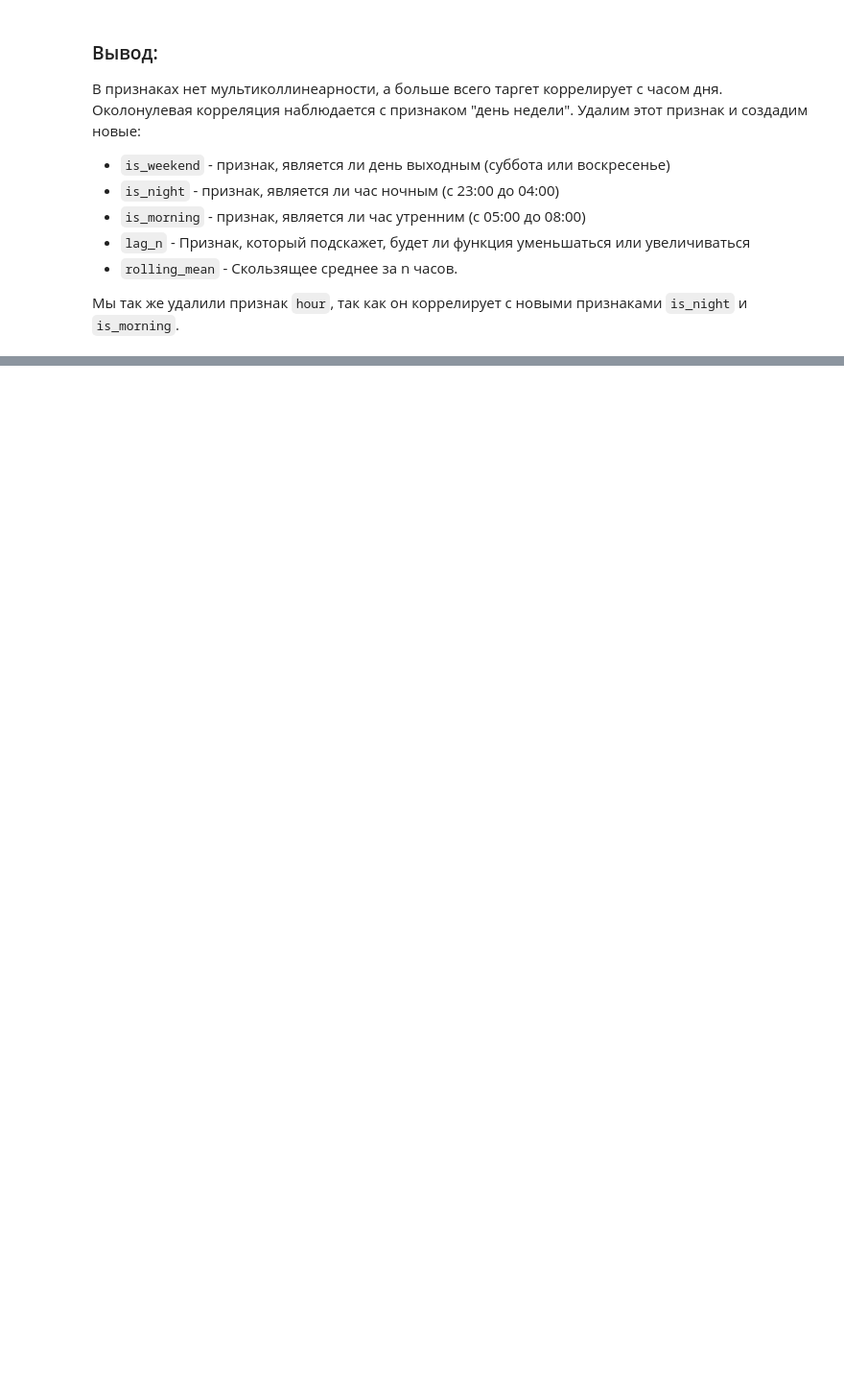
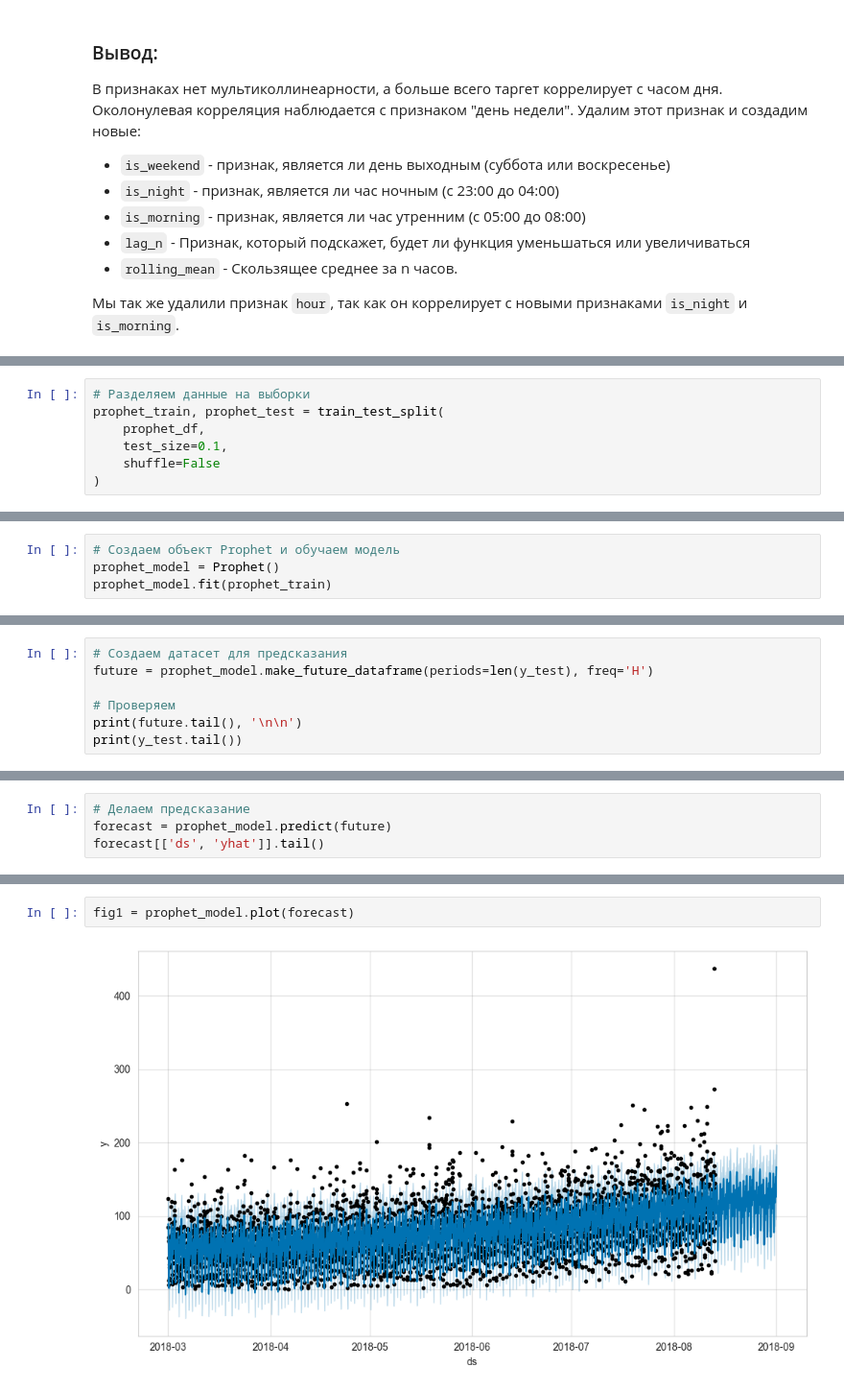
Before and after one commit to Moncervers/taxi_orders_prediction, a Jupyter notebook: project_notebook.ipynb, the cells around one changed output, grey strips where cells are left out. Shown at 96% size. Saved outputs shown, nothing was run; the diff lists cells and outputs as text; blank space fills up the shorter version.

Commit message:
Finished models creation

```diff
--- a/project_notebook.ipynb
+++ b/project_notebook.ipynb
@@ -455,0 +767,7 @@ df
+# %%
+# Разделяем данные на выборки
+prophet_train, prophet_test = train_test_split(
+    prophet_df,
+    test_size=0.1,
+    shuffle=False
+)
@@ -455,0 +782,4 @@ df
+# %%
+# Создаем объект Prophet и обучаем модель
+prophet_model = Prophet()
+prophet_model.fit(prophet_train)
@@ -455,0 +790,7 @@ df
+# %%
+# Создаем датасет для предсказания
+future = prophet_model.make_future_dataframe(periods=len(y_test), freq='H')
+
+# Проверяем
+print(future.tail(), '\n\n')
+print(y_test.tail())
@@ -455,0 +813,4 @@ df
+# %%
+# Делаем предсказание
+forecast = prophet_model.predict(future)
+forecast[['ds', 'yhat']].tail()
@@ -455,0 +824,4 @@ df
+# %%
+fig1 = prophet_model.plot(forecast)
+# %% [output]
+[figure, added]
```
Also changed, not shown: parts of 32 cells of this notebook.
